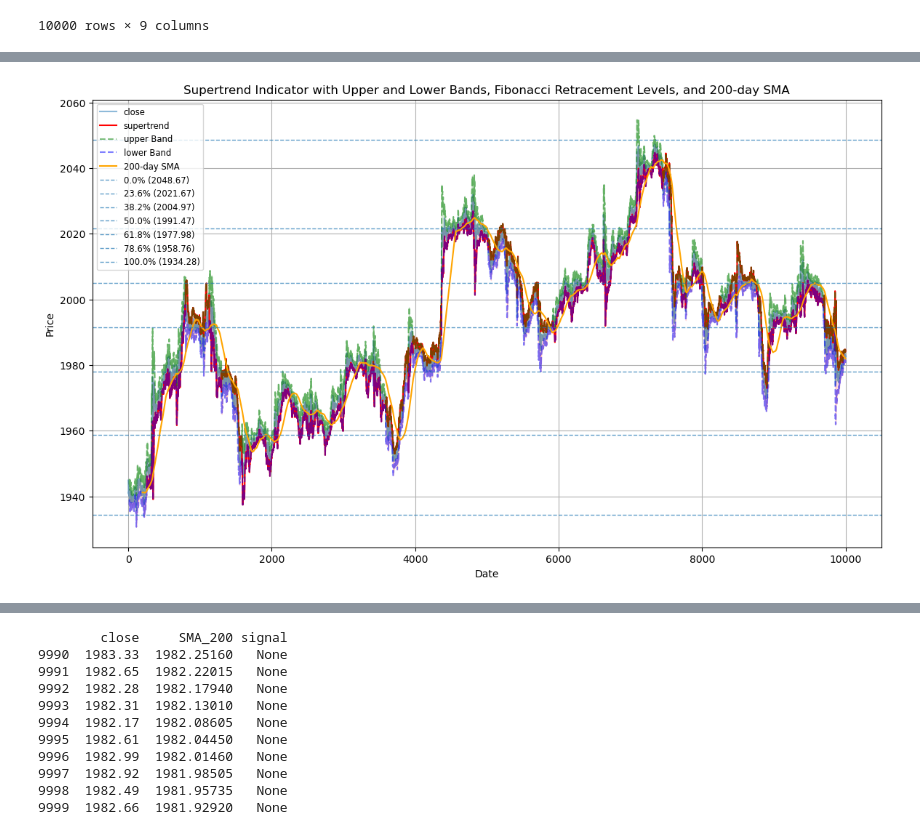
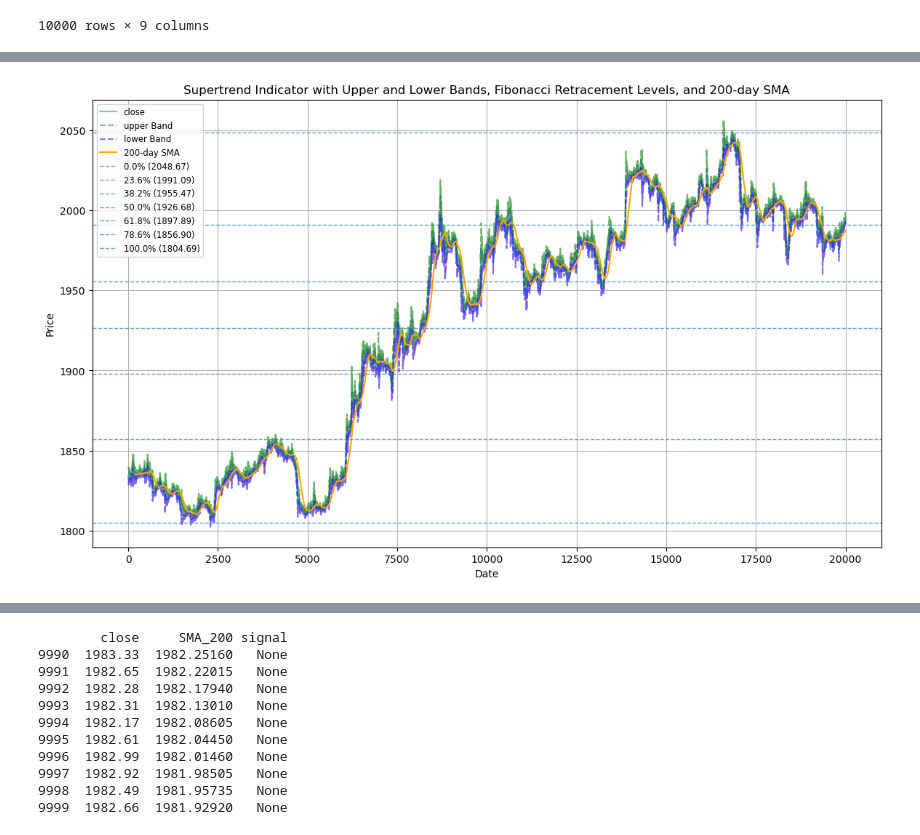
Before and after one commit to Bizor1/mt5experiment, a Jupyter notebook: first_strategy.ipynb, the cells around one changed output, grey strips where cells are left out. Cells and saved outputs as stored; diff of their text form; code cells hidden in the pictures.

```diff
--- a/first_strategy.ipynb
+++ b/first_strategy.ipynb
@@ -8,13 +8,13 @@ mt5.initialize()
 True
 # %%
 # date from 2023.04.24
-date_from = datetime(2023, 4, 24)
+date_from = datetime(2023, 4, 20)
 # %%
 rates=mt5.copy_rates_from(
    "XAUUSD",
    mt5.TIMEFRAME_M3,
    date_from,
-   10000
+   20000
    )
 # %%
 count=0
@@ -527,7 +527,7 @@ import pandas as pd
 import numpy as np
 import talib
 
-def supertrend(data, atr_period=14, multiplier=3):
+def supertrend(data, atr_period=10, multiplier=3):
     # Calculate True Range
     data['TR'] = talib.TRANGE(data['high'].values, data['low'].values, data['close'].values)
 
@@ -562,7 +562,7 @@ def supertrend(data, atr_period=14, multiplier=3):
     return data
 
 # Example usage
-data = new_df  # Replace with the path to your OHLC data file
+data = rates_frame  # Replace with the path to your OHLC data file
 data_with_supertrend = supertrend(data)
 print(data_with_supertrend.tail())
 # %% [output]
@@ -629,7 +625,7 @@ import matplotlib.pyplot as plt
 def plot_supertrend(data_with_supertrend):
     plt.figure(figsize=(14, 8))
     plt.plot(data_with_supertrend['close'], label='close', alpha=0.5)
-    plt.plot(data_with_supertrend['supertrend'], label='supertrend', color='red', linewidth=1.5)
+    # plt.plot(data_with_supertrend['supertrend'], label='supertrend', color='red', linewidth=1.5)
     plt.plot(data_with_supertrend['upper'], label='upper Band', color='green', linestyle='--', alpha=0.5)
     plt.plot(data_with_supertrend['lower'], label='lower Band', color='blue', linestyle='--', alpha=0.5)
     plt.xlabel('Date')
@@ -640,7 +636,7 @@ def plot_supertrend(data_with_supertrend):
     plt.show()
 
 # Example usage
-data = new_df  # Replace with the path to your OHLC data file
-data_with_supertrend = supertrend(data)
+# data = new_df  # Replace with the path to your OHLC data file
+data_with_supertrend = rates_frame
 plot_supertrend(data_with_supertrend)
 # %% [output]
@@ -741,34 +769,34 @@ def fibonacci_retracement_levels(data):
 def plot_supertrend(data_with_supertrend, retracement_levels, sma_200):
     plt.figure(figsize=(14, 8))
     plt.plot(data_with_supertrend['close'], label='close', alpha=0.5)
-    plt.plot(data_with_supertrend['supertrend'], label='supertrend', color='red', linewidth=1.5)
+    # plt.plot(data_with_supertrend['supertrend'], label='supertrend', color='red', linewidth=1.5)
     plt.plot(data_with_supertrend['upper'], label='upper Band', color='green', linestyle='--', alpha=0.5)
     plt.plot(data_with_supertrend['lower'], label='lower Band', color='blue', linestyle='--', alpha=0.5)
     plt.plot(sma_200, label='200-day SMA', color='orange', linewidth=1.5)
 
     plt.fill_between(data_with_supertrend.index, data_with_supertrend['close'], data_with_supertrend['upper'],
                      where=(data_with_supertrend['close'] <= data_with_supertrend['upper']),
                      interpolate=True, color='green', alpha=0.15)
 
     plt.fill_between(data_with_supertrend.index, data_with_supertrend['close'], data_with_supertrend['lower'],
                      where=(data_with_supertrend['close'] >= data_with_supertrend['lower']),
                      interpolate=True, color='red', alpha=0.15)
 
     for level, value in retracement_levels.items():
         plt.axhline(value, linestyle='--', linewidth=1, alpha=0.7, label=f'{level} ({value:.2f})')
 
     plt.xlabel('Date')
     plt.ylabel('Price')
     plt.title('Supertrend Indicator with Upper and Lower Bands, Fibonacci Retracement Levels, and 200-day SMA')
     plt.legend(loc='best', fontsize='small')
     plt.grid(True)
     plt.show()
 
 # Example usage
-data = new_df  # Replace with the path to your OHLC data file
-data_with_supertrend = supertrend(data)
+# data = new_df  # Replace with the path to your OHLC data file
+data_with_supertrend = rates_frame
 data_with_supertrend['SMA_200'] = talib.SMA(data_with_supertrend['close'].values, timeperiod=200)
 retracement_levels = fibonacci_retracement_levels(data_with_supertrend)
 plot_supertrend(data_with_supertrend, retracement_levels, data_with_supertrend['SMA_200'])
 # %% [output]
-[figure, old version]
+[figure, new version]
```
Also changed, not shown: parts of 17 cells of this notebook.
